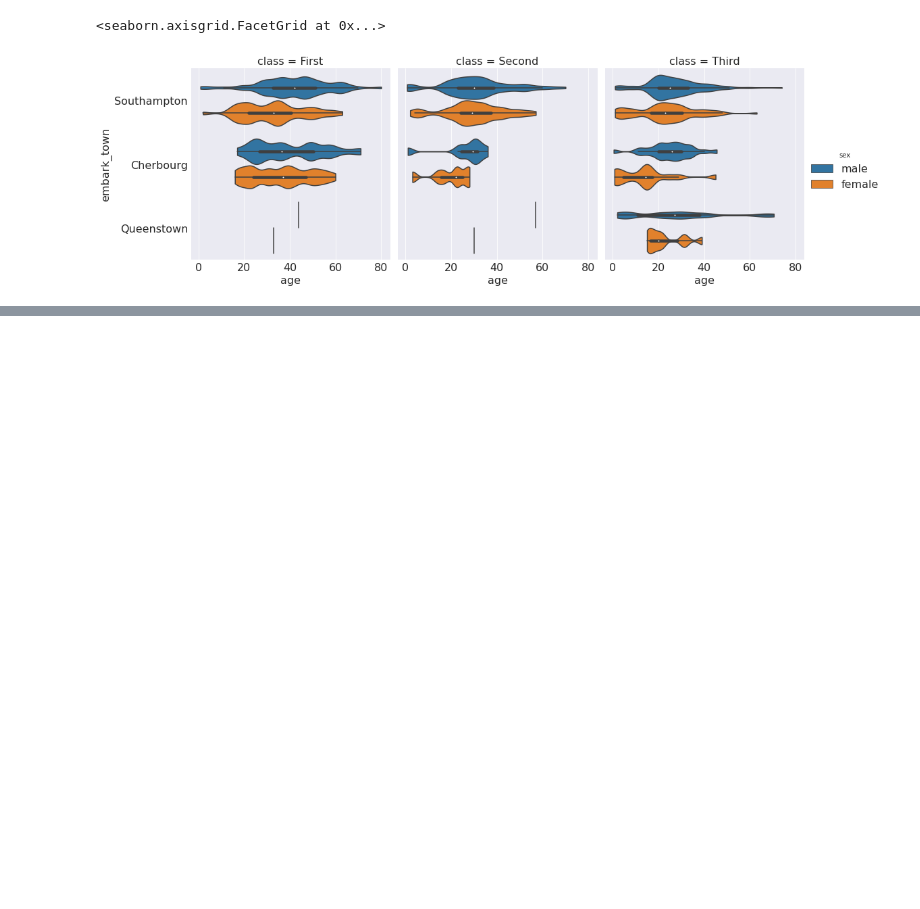
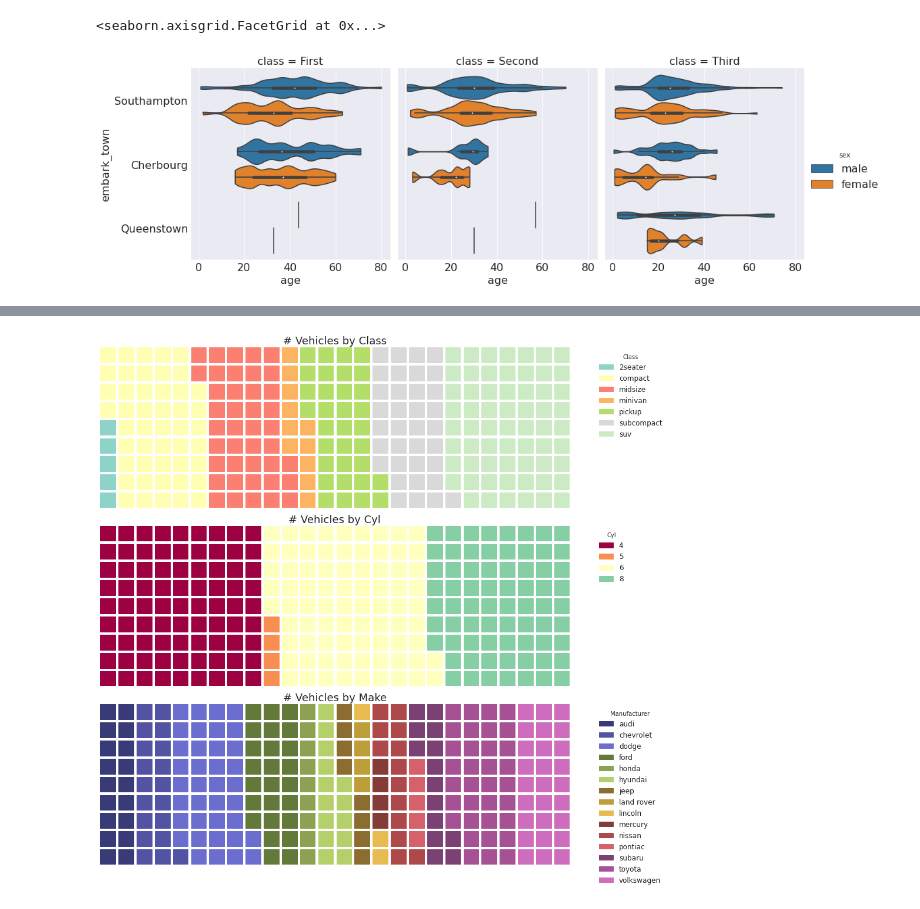
Before and after one commit to BlankSpacePlus/python-matplotlib-top-50, a Jupyter notebook: src/main.ipynb, the cells around one changed output, grey strips where cells are left out. Drawn from its saved outputs; the diff is of its cells as text; code cells hidden in the pictures; blank space fills up the shorter version.

```diff
--- a/src/main.ipynb
+++ b/src/main.ipynb
@@ -1035,0 +1074,54 @@ sns.catplot(x="age", y="embark_town", hue="sex", col="class", data=titanic[titan
+# %%
+from pywaffle import Waffle
+
+# Import
+# df_raw = pd.read_csv("https://github.com/selva86/datasets/raw/master/mpg_ggplot2.csv")
+df_raw = pd.read_csv("../data/mpg_ggplot2.csv")
+
+# Prepare Data
+# By Class Data
+df_class = df_raw.groupby('class').size().reset_index(name='counts_class')
+n_categories = df_class.shape[0]
+colors_class = [plt.cm.Set3(i / float(n_categories)) for i in range(n_categories)]
+
+# By Cylinders Data
+df_cyl = df_raw.groupby('cyl').size().reset_index(name='counts_cyl')
+n_categories = df_cyl.shape[0]
+colors_cyl = [plt.cm.Spectral(i / float(n_categories)) for i in range(n_categories)]
+
+# By Make Data
+df_make = df_raw.groupby('manufacturer').size().reset_index(name='counts_make')
+n_categories = df_make.shape[0]
+colors_make = [plt.cm.tab20b(i / float(n_categories)) for i in range(n_categories)]
+
+# Draw Plot and Decorate
+fig = plt.figure(
+    FigureClass=Waffle,
+    plots={
+        311: {
+            'values': df_class['counts_class'],
+            'labels': ["{1}".format(n[0], n[1]) for n in df_class[['class', 'counts_class']].itertuples()],
+            'legend': {'loc': 'upper left', 'bbox_to_anchor': (1.05, 1), 'fontsize': 12, 'title': 'Class'},
+            'title': {'label': '# Vehicles by Class', 'loc': 'center', 'fontsize': 18},
+            'colors': colors_class
+        },
+        312: {
+            'values': df_cyl['counts_cyl'],
+            'labels': ["{1}".format(n[0], n[1]) for n in df_cyl[['cyl', 'counts_cyl']].itertuples()],
+            'legend': {'loc': 'upper left', 'bbox_to_anchor': (1.05, 1), 'fontsize': 12, 'title': 'Cyl'},
+            'title': {'label': '# Vehicles by Cyl', 'loc': 'center', 'fontsize': 18},
+            'colors': colors_cyl
+        },
+        313: {
+            'values': df_make['counts_make'],
+            'labels': ["{1}".format(n[0], n[1]) for n in df_make[['manufacturer', 'counts_make']].itertuples()],
+            'legend': {'loc': 'upper left', 'bbox_to_anchor': (1.05, 1), 'fontsize': 12, 'title': 'Manufacturer'},
+            'title': {'label': '# Vehicles by Make', 'loc': 'center', 'fontsize': 18},
+            'colors': colors_make
+        }
+    },
+    rows=9,
+    figsize=(16, 14)
+)
+# %% [output]
+[figure, added]
```
Also changed, not shown: parts of 21 cells of this notebook, 2 other files.
